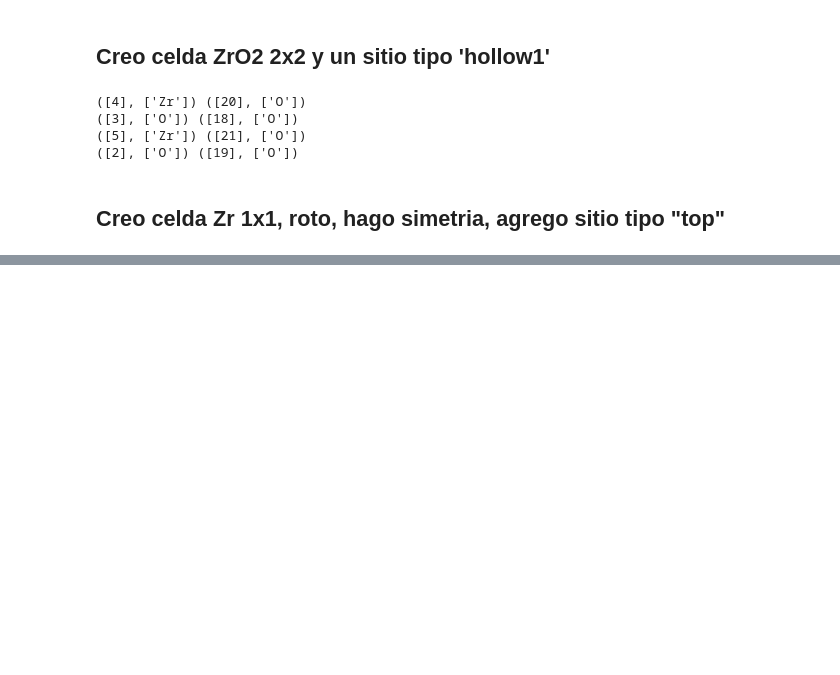
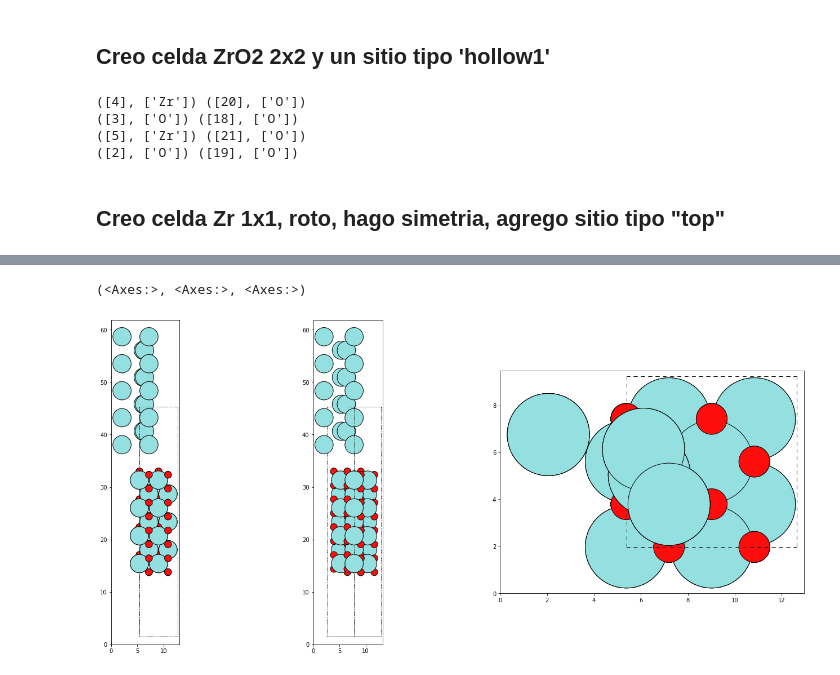
Before and after one commit to Division-Aleaciones-Especiales/ZrO2-Fractura, a Jupyter notebook: Apilamiento_Zr_ZrO2.ipynb, the cells around one changed output, grey strips where cells are left out. Cells and saved outputs as stored; diff of their text form; code cells hidden in the pictures; blank space fills up the shorter version.

```diff
--- a/Apilamiento_Zr_ZrO2.ipynb
+++ b/Apilamiento_Zr_ZrO2.ipynb
@@ -80,0 +85,7 @@ Text(0.5, 1.0, 'ZrO2')
+# %%
+Stack1 = tl.stack(ZrO2001Oterm_2x2[0], rotated[2], 'hollow1', 'top', 2.0)
+# %%
+tl.plotviews(Stack1)
+# %% [output]
+(<Axes:>, <Axes:>, <Axes:>)
+[figure, added]
```
Also changed, not shown: parts of 3 cells of this notebook.
